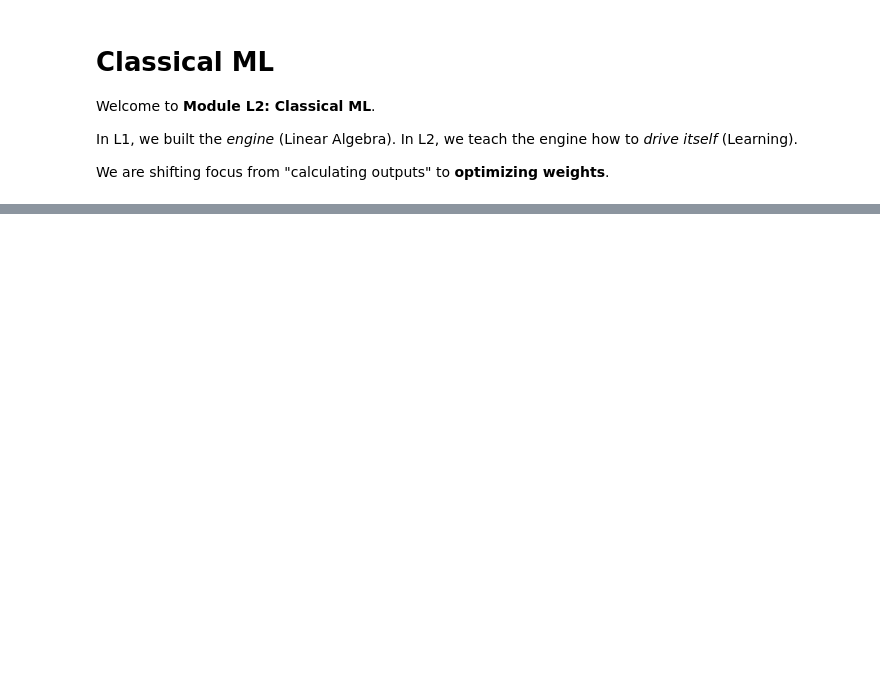
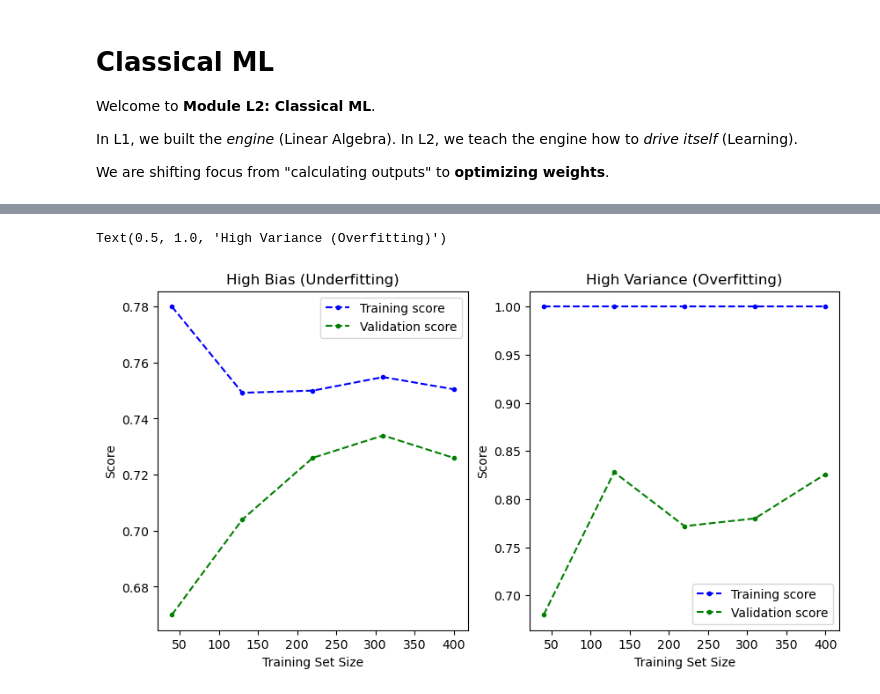
Before and after one commit to Ujwal-Ramachandran/AI-ML-from-Scratch, a Jupyter notebook: Foundation - Linear/M1 - L2 - Classical ML.ipynb, the cells around one changed output, grey strips where cells are left out. Cells and saved outputs as stored; diff of their text form; code cells hidden in the pictures; blank space fills up the shorter version.

```diff
--- a/Foundation - Linear/M1 - L2 - Classical ML.ipynb
+++ b/Foundation - Linear/M1 - L2 - Classical ML.ipynb
@@ -746,0 +1074,34 @@ print(df.isnull().sum())
+# %%
+from sklearn.datasets import make_classification
+from sklearn.tree import DecisionTreeClassifier
+import matplotlib.pyplot as plt
+
+x, y = make_classification(n_samples=500, n_features=50, n_informative=5, n_classes=2, random_state=42)
+
+model_A = DecisionTreeClassifier(max_depth = 1)
+model_B = DecisionTreeClassifier(max_depth = None)
+
+train_size_A, train_scores_A, val_scores_A = learning_curve(model_A, x, y, cv = 5, scoring = "accuracy")
+train_size_B, train_scores_B, val_scores_B = learning_curve(model_B, x, y, cv = 5, scoring = "accuracy")
+
+mts_a = np.mean(train_scores_A, axis=1)
+mvs_a = np.mean(val_scores_A, axis=1)
+mts_b = np.mean(train_scores_B, axis=1)
+mvs_b = np.mean(val_scores_B, axis=1)
+
+fig, ax = plt.subplots(1, 2, figsize=(10, 5))
+ax[0].plot(train_size_A, mts_a, color = "Blue", marker = ".", linestyle = "--", label = "Training score")
+ax[0].plot(train_size_A, mvs_a, color = "Green", marker = ".", linestyle = "--", label = "Validation score")
+ax[0].set_xlabel("Training Set Size")
+ax[0].set_ylabel("Score")
+ax[0].legend(loc = "best")
+ax[0].set_title("High Bias (Underfitting)")
+ax[1].plot(train_size_B, mts_b, color = "Blue", marker = ".", linestyle = "--", label = "Training score")
+ax[1].plot(train_size_B, mvs_b, color = "Green", marker = ".", linestyle = "--", label = "Validation score")
+ax[1].set_xlabel("Training Set Size")
+ax[1].set_ylabel("Score")
+ax[1].legend(loc = "best")
+ax[1].set_title("High Variance (Overfitting)")
+# %% [output]
+Text(0.5, 1.0, 'High Variance (Overfitting)')
+[figure, added]
```
Also changed, not shown: parts of 68 cells of this notebook, 2 other files.
